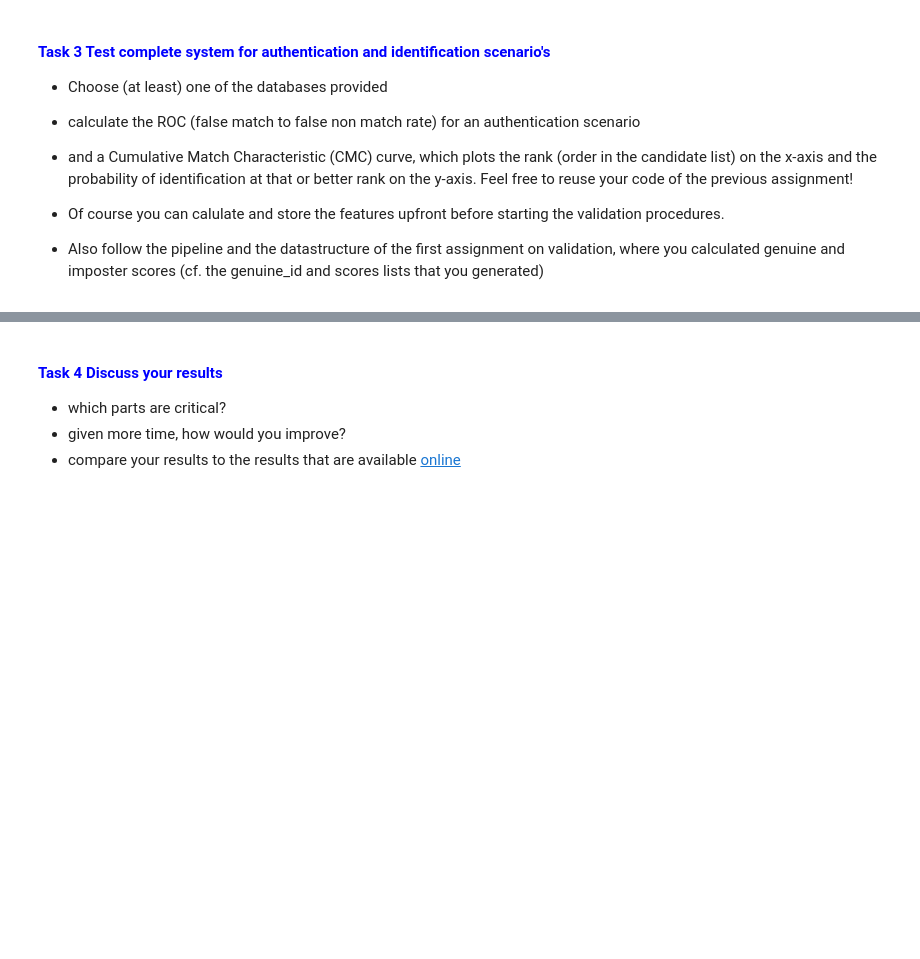
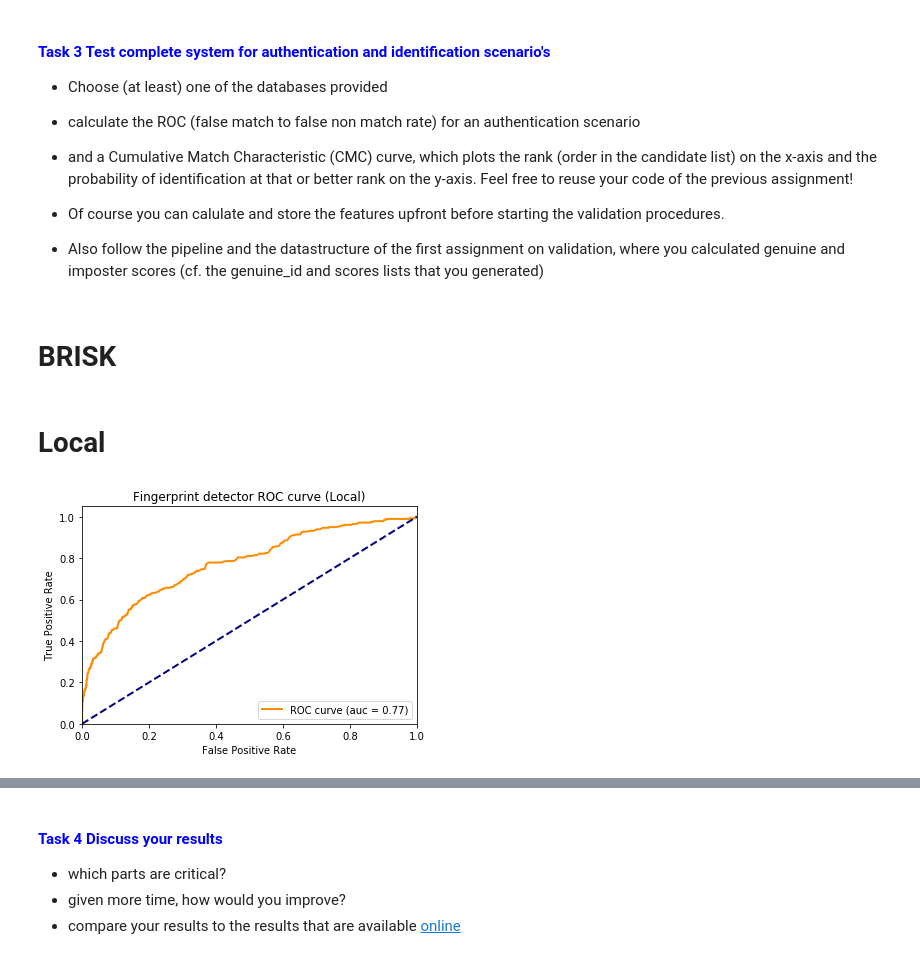
Before and after one commit to JesusGarciaRamirez/Biometrics, a Jupyter notebook: Assigment2/assignment_2.ipynb, the cells around one changed output, grey strips where cells are left out. Cells and saved outputs as stored; diff of their text form; code cells hidden in the pictures; blank space fills up the shorter version.

Commit message:
Finished fp scoring

```diff
--- a/Assigment2/assignment_2.ipynb
+++ b/Assigment2/assignment_2.ipynb
@@ -318,6 +318,20 @@ Affine_#inliers:12
 # %% [markdown]
 # FingerPrint Matcher
 # %%
+import cv2
+import numpy as np
+from matplotlib import pyplot as plt
+import pickle
+from tqdm import tqdm
+from scipy.spatial import distance
+import pandas as pd
+import os
+import sys
+project_path=os.path.dirname(os.getcwd())
+sys.path.append(project_path)
+from BioAssigment1.CMC import CMC
+from BioAssigment1.Evaluation import Metrics
+
 class fpMatcher(object):
     def __init__(self,dataset_path,keypoint_extractor,detector_opts,distance_metric):
         self.dataset_path = dataset_path
@@ -331,13 +345,12 @@ class fpMatcher(object):
     def is_defined(self,argument):
         if(getattr(self,argument)==None):
             raise ValueError
-
     def sample_pairs(self,genuine=True):
         """Sample pair of random test images from dataset:
             if genuine = True, sample two images from same individual
             otherwise, it present images from different individuals"""
         try:
-            is_defined("images")
+            is_defined(self,"images")
         except:
             self.get_enhanced_images()
         #Random sample
@@ -467,8 +480,6 @@ class fpMatcher(object):
             ax[i].imshow(kp_result_image)
             if(labels is not None):
                 ax[i].set_title(f"label of image : {labels[i]}")
-
-
         plt.show()
 
     def local_matching_plot(self,images, masks):
@@ -493,3 +504,10 @@ class fpMatcher(object):
         plt.imshow(imMatches)
         plt.show()
         print("Number of affine inliers :{}".format(len(matched)))
+
+    def local_scoring(self,images,masks,score_fcn,**kwargs):
+        #Local matching
+        matches, _ = self.match_BruteForce_local(images,masks)
+        #score
+        score = score_fcn(matches,**kwargs)
+        return score
@@ -580,3 +748,21 @@ Define and test different matching functions that make use of these two-level fe
 
 
 </font>
+# %% [markdown]
+# BRISK
+# %%
+detector=cv2.BRISK_create
+detector_opts={}
+fpscorer=fpScorer(dataset_path,detector,detector_opts,cv2.NORM_HAMMING)
+# %% [markdown]
+# Local
+# %%
+scoring_otps={"N_best": 15}
+scores,labels = fpscorer.local_score_dataset(downsampling=False,**scoring_otps)
+metric_logger_local=Metrics(scores,labels,"Local")
+# %%
+_,ax=plt.subplots(1,1)
+metric_logger_local.plot_roc_curve(ax)
+plt.show()
+# %% [output]
+[figure, added]
```
Also changed, not shown: parts of 7 cells of this notebook, 1 other file.
